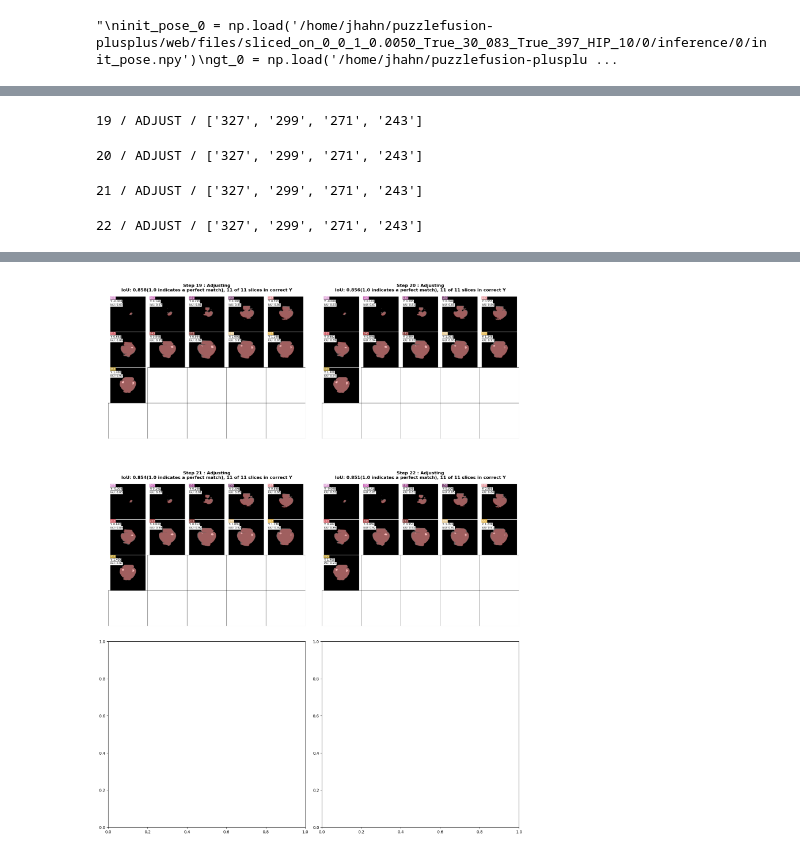
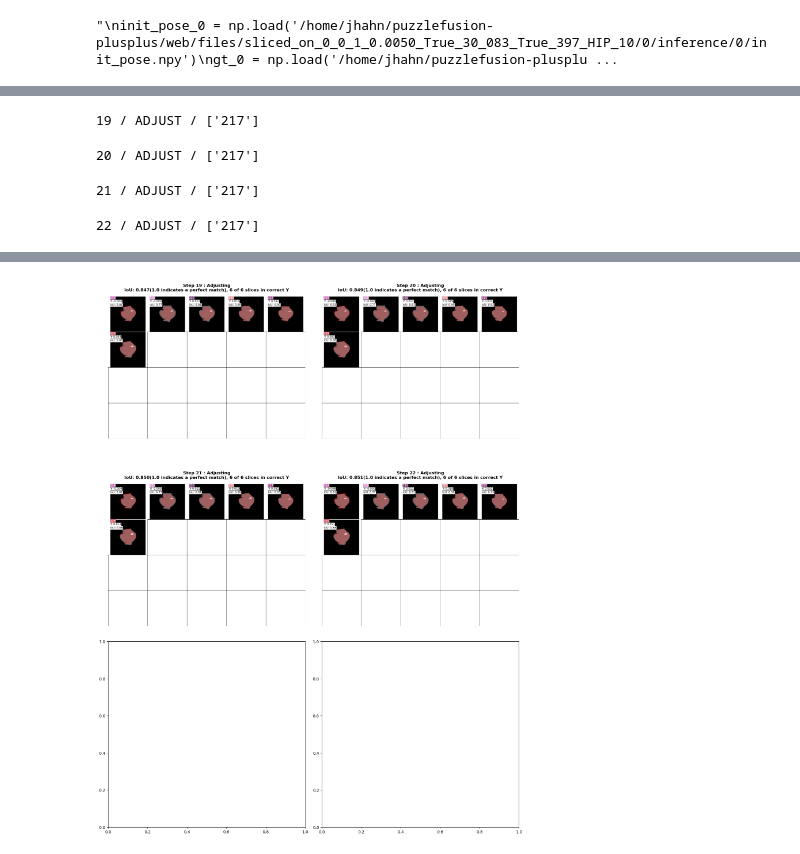
Before and after one commit to jhahncs/brain-slice-reconstruction, a Jupyter notebook: test.ipynb, the cells around one changed output, grey strips where cells are left out. Saved outputs shown, nothing was run; the diff lists cells and outputs as text; code cells hidden in the pictures.

```diff
--- a/test.ipynb
+++ b/test.ipynb
@@ -31,23 +31,21 @@ tickness = 0.005
 no_gap_between_slices = True
 is_curvature = True
 num_of_slilces = 10
-data_id = f'{tickness:.3f}_{no_gap_between_slices}_{is_curvature}_{num_of_missing_slices}'
 
-data_id = 'LS_10s_1000n_rot_y_un_e300'
-data_type = 'brain_lightsheet'
+data_name = 'brain_lightsheet_2'
 #data_type = 'atlas_mouse_brain_50mm_mesh'
 config_dir = '/home/jhahn/puzzlefusion-plusplus/config'
 files_root =  '/home/jhahn/puzzlefusion-plusplus/web/files'
-ckpt_path= f'/home/jhahn/puzzlefusion-plusplus/models/{data_id}/denoiser/training/epoch=789.ckpt'
+ckpt_path= f'/home/jhahn/puzzlefusion-plusplus/models/brain_lightsheet_2_rot_y_un_e1000/denoiser/training/epoch=529.ckpt'
+ckpt_path_adj= f'/home/jhahn/puzzlefusion-plusplus/models/CURVE_MERGED_e501/denoiser/training/last.ckpt'
 
 
 cfg = test_pipeline.load_cfg(config_dir)
 
+data_ids = ['sliced_on_0_0_1_CURV_111_332_3_Gaussian_5491']
+data_ids = ['sliced_on_0_0_1_CURV_211_246_6_Merged_3625']
 
-data_ids = [f'sliced_on_1_0_0_{tickness:.3f}_{no_gap_between_slices}_{num_of_missing_slices}_{from_index:03}_{is_curvature}_{to_index}_HIP']#['0408']
-data_ids = ['sliced_on_0_0_1_0.0050_True_28_075_True_397_HIP_11']
-#data_ids = ['sliced_on_1_0_0_0.003_True_5_100_True_209_HIP_12']
-tiff_dir = '/data/jhahn/data/brain_lightsheet/slices/sliced_on_1_0_0'
+tiff_dir = '/data/jhahn/data/brain_lightsheet/slices/sliced_on_0_0_1'
 # %%
 '''
 # get from real-world
@@ -162,10 +160,12 @@ print('ckpt_path',ckpt_path)
 '''
 tiff_dir, inference_dir_root, obj_id_list , part_pcs_gt, original_vertices, part_valids, render_output_dir = None,None,None,None,None,None,None
 
-cfg.data.file_ext = 'obj'
+cfg.data.file_ext = 'glb'
 
 pre_inference_dir_root = None
 pre_obj_dir_root = None
+_ckpt_path = ckpt_path
+_ckpt_path = ckpt_path_adj
 for iteration_num in range(1):
     print('----------------------------')
     print('iteration_num',iteration_num)
@@ -173,20 +173,23 @@ for iteration_num in range(1):
 
     tiff_dir_root, obj_dir_root, pc_dir_root, inference_dir_root, render_output_dir = test_pipeline.init_dir(files_root,data_ids,iteration_num)
 
-    cfg.data.file_ext = 'obj'
+    cfg.data.file_ext = 'glb'
+    cfg.disassemble_mode = 'jitter'
+    cfg.disassemble_jitter_ratio = 0.01
+    #cfg.disassemble_jitter_ratio = 0.01
     if iteration_num == 0:
-        tiff_dir = f'/data/jhahn/data/{data_type}/slices/{"_".join(data_ids[0].split("_")[:5])}'
-        test_pipeline.get_obj_from_testdataset(data_type, data_ids[0],tiff_dir,tiff_dir_root,obj_dir_root,render_output_dir)
+        tiff_dir = f'/data/jhahn/data/brain_lightsheet/slices/{"_".join(data_ids[0].split("_")[:5])}'
+        test_pipeline.get_obj_from_testdataset('brain_lightsheet_2', data_ids[0],tiff_dir,tiff_dir_root,obj_dir_root,render_output_dir)
         test_pipeline.obj_2_pc(cfg, obj_dir_root, pc_dir_root, tiff_dir)
         original_obj_filename_list = []
-        for f in os.listdir(f'{obj_dir_root}/test/fractured/'):
-            original_obj_filename_list.append(f'{obj_dir_root}/test/fractured/'+"/"+f)
+        for f in os.listdir(f'{obj_dir_root}/test/'):
+            original_obj_filename_list.append(f'{obj_dir_root}/test/'+"/"+f)
         original_obj_filename_list.sort(key = lambda x: int(x.split("/")[-1].split(".")[-2]))
 
 
     else:
         data_id = 0
-
+        _ckpt_path = ckpt_path_adj
 
         np.savez(
             os.path.join(pc_dir_root, f'{data_id:05}.npz'),
@@ -211,11 +214,11 @@ for iteration_num in range(1):
 
 
 
-        os.makedirs(f'{obj_dir_root}/test/fractured/', exist_ok=True)
+        os.makedirs(f'{obj_dir_root}/test/', exist_ok=True)
         for part_index, pcd_filename in enumerate(original_obj_filename_list):
         #for part_index in range(pts.shape[1]):
             part_id = int(pcd_filename.split("/")[-1].split(".")[-2])
-            new_pcd_filename = f'{obj_dir_root}/test/fractured/{str(part_id).zfill(3)}.obj'
+            new_pcd_filename = f'{obj_dir_root}/test/{str(part_id).zfill(3)}.obj'
             if part_valids[0,part_index] == 1:
 
                 if part_index == min_dist_indices[0][0].item():
@@ -232,7 +235,7 @@ for iteration_num in range(1):
         tiff_dir = file.readline().strip()
     pre_inference_dir_root = inference_dir_root
     pre_obj_dir_root = obj_dir_root
-    inference_result_dir = test_pipeline.inference(cfg, pc_dir_root, ckpt_path, inference_dir_root)
+    inference_result_dir = test_pipeline.inference(cfg, pc_dir_root, _ckpt_path, inference_dir_root, 'jitter',  0.01)
     print(inference_result_dir)
     original_vertices, obj_id_list =render_inference_result.get_vertices(inference_dir_root, obj_dir_root)
 
@@ -246,9 +249,11 @@ for iteration_num in range(1):
     category = data_dict['category']
     part_pcs_gt = data_dict['part_pcs_gt']
     ref_part = data_dict['ref_part']
+    expanded_part_scale = np.load(inference_result_dir+"/t_expanded_part_scale.npy")
+
+    test_pipeline.render(tiff_dir, inference_dir_root, obj_id_list , part_pcs_gt, original_vertices, expanded_part_scale, part_valids, render_output_dir)
 
 
-    test_pipeline.render(tiff_dir, inference_dir_root, obj_id_list , part_pcs_gt, original_vertices, part_valids, render_output_dir)
     if True:
         break
     gt = np.load(f'{inference_result_dir}/0/gt.npy')
@@ -393,7 +369,7 @@ fig, axes = plt.subplots(3, 2, figsize=(15, 20)) # figsize로 전체 그림 크
 ax_flat = axes.flatten()
 for _idx, _step_id in enumerate(range(last_step_idx - 3,last_step_idx+1)):
 
-    image_path1 = f'/home/jhahn/puzzlefusion-plusplus/web/files/sliced_on_0_0_1_0.0050_True_28_075_True_397_HIP_11/0/render/0/steps/{_step_id}_mask.png'  # 첫 번째 파일 경로
+    image_path1 = f'/home/jhahn/puzzlefusion-plusplus/web/files/{data_ids[0]}/0/render/0/steps/{_step_id}_mask.png'  # 첫 번째 파일 경로
     _img = mpimg.imread(image_path1)
     ax_flat[_idx].imshow(_img)
     ax_flat[_idx].set_title("")
@@ -403,7 +379,7 @@ for _idx, _step_id in enumerate(range(last_step_idx - 3,last_step_idx+1)):
 plt.tight_layout()
 plt.show()
 # %% [output]
-19 / ADJUST / ['327', '299', '271', '243']
+19 / ADJUST / ['217']
-20 / ADJUST / ['327', '299', '271', '243']
+20 / ADJUST / ['217']
-21 / ADJUST / ['327', '299', '271', '243']
+21 / ADJUST / ['217']
-22 / ADJUST / ['327', '299', '271', '243']
+22 / ADJUST / ['217']
@@ -411,4 +387,4 @@ plt.show()
-[figure, old version]
+[figure, new version]
 # %%
 from IPython.display import FileLink, display
 folder_to_download = pc_dir_root.replace("/pc","")
```
Also changed, not shown: parts of 6 cells of this notebook, 16 other files.
